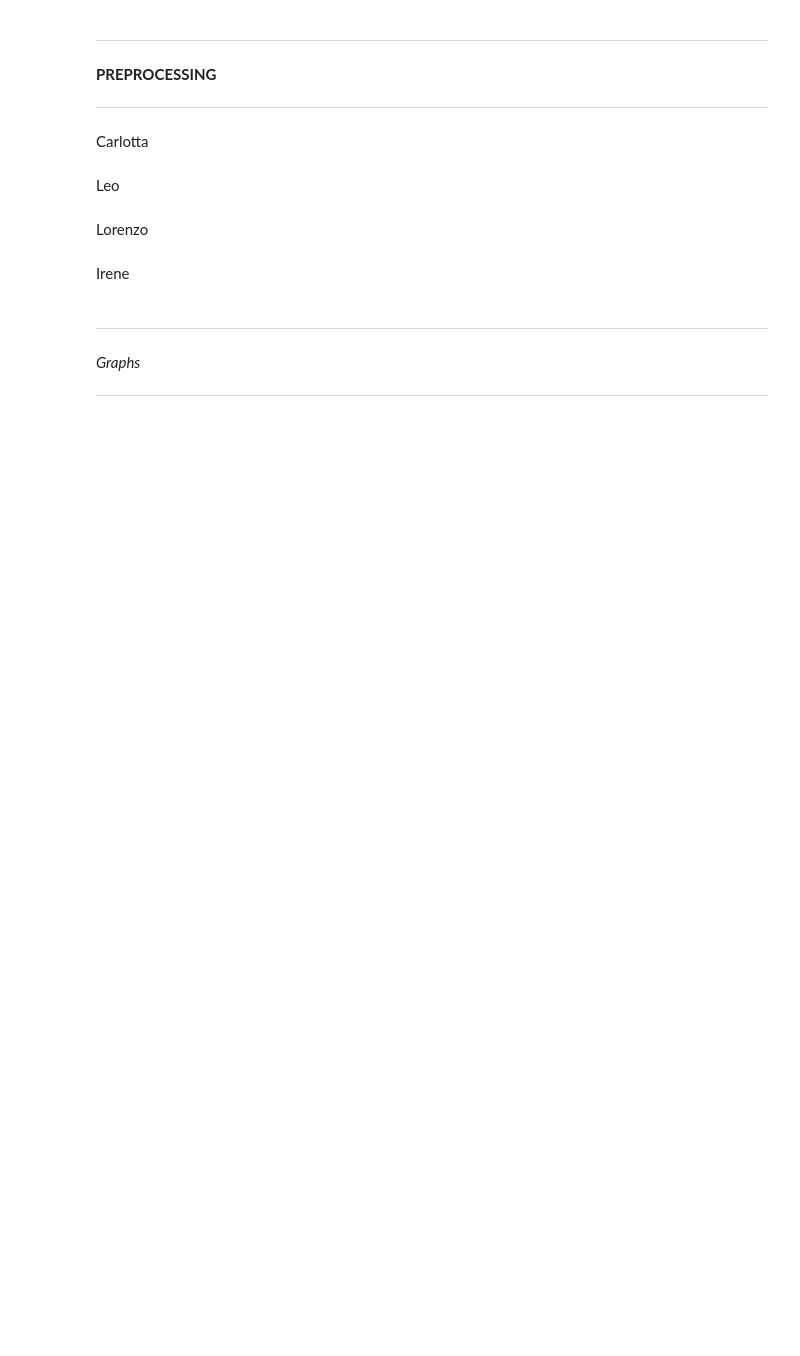
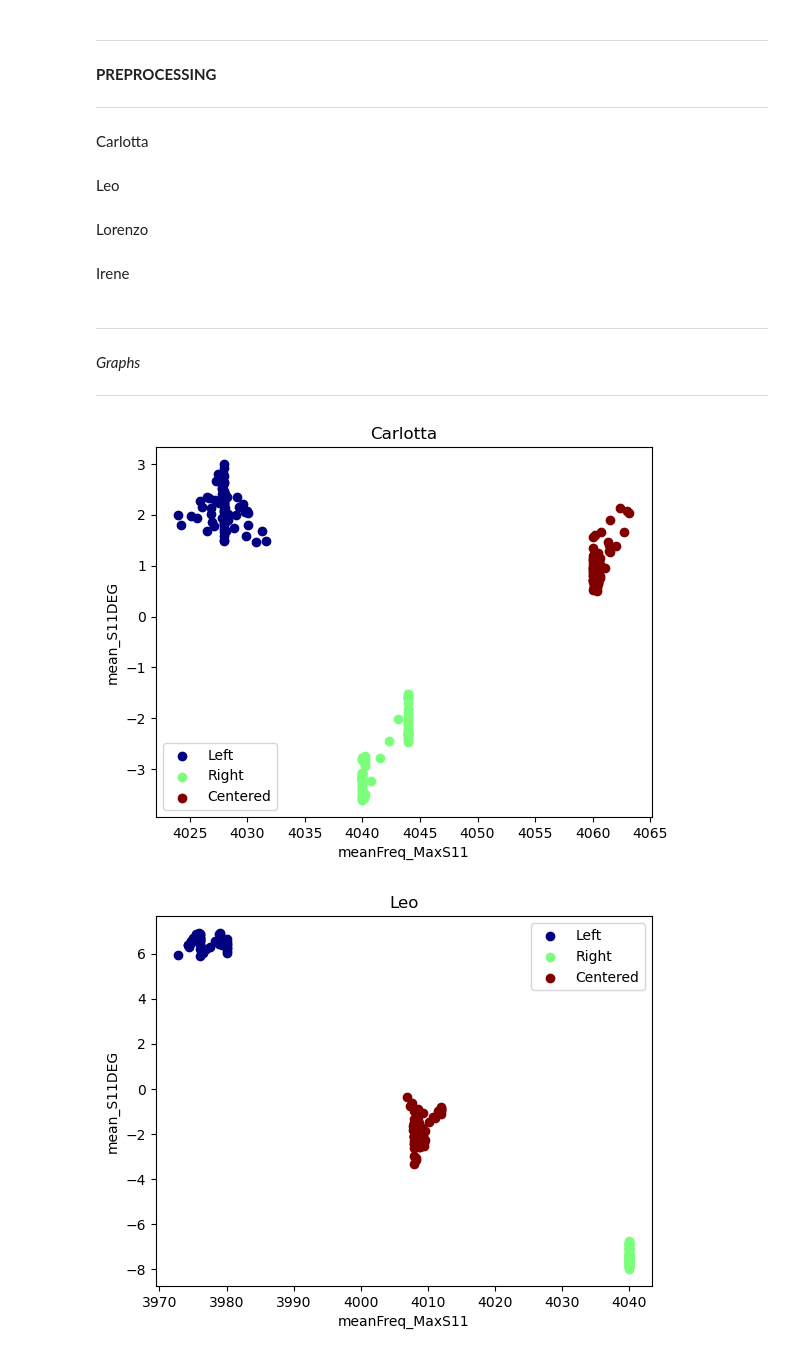
Before and after one commit to EmanueleTinghi/Data-Mining-Project, a Jupyter notebook: Script/Data_Preprocessing.ipynb, the cells around one changed output. Saved outputs shown, nothing was run; the diff lists cells and outputs as text; code cells hidden in the pictures; blank space fills up the shorter version.

```diff
--- a/Script/Data_Preprocessing.ipynb
+++ b/Script/Data_Preprocessing.ipynb
@@ -93,25 +93,30 @@ def calculate_window_information(dataset, window_size = 50, weight=-1, step_size
 
     return windowed_dataset
 # %%
-def scatter_plot(df, var1, var2):
+def scatter_plot(df, var1, var2, tester):
     x = df[var1]
     y = df[var2]
     classes = df['Class']
 
     map = {0.0: 'Left', 1.0: 'Centered', 2.0: 'Right'}
 
-    # Sostituisci i valori nell'array
-    array_con_stringhe = np.where(np.isin(classes, list(map.keys())), [map[val] for val in classes], classes)
+    # Replace values in the array
+    string_array = np.where(np.isin(classes, list(map.keys())), [map[val] for val in classes], classes)
 
-    unique = list(set(array_con_stringhe))
+    unique = list(set(string_array))
 
     # Assign colors based on unique values
     colors = plt.cm.get_cmap('jet', len(unique))
 
     for i, u in enumerate(unique):
-        xi = [x[j] for j in range(len(x)) if array_con_stringhe[j] == u]
-        yi = [y[j] for j in range(len(x)) if array_con_stringhe[j] == u]
+        xi = [x[j] for j in range(len(x)) if string_array[j] == u]
+        yi = [y[j] for j in range(len(x)) if string_array[j] == u]
         plt.scatter(xi, yi, c=[colors(i)], label=str(u))
+
+    plt.xlabel(var1)  # Fix: 'set_xlabel' should be 'xlabel'
+    plt.ylabel(var2)  # Fix: 'set_ylabel' should be 'ylabel'
+
+    plt.title(str(tester))
 
     plt.legend()
     plt.show()
@@ -253,6 +258,11 @@ _Graphs_
 
 ---
 # %%
+lorenzo = pd.read_csv("./../Dati_unificati/lorenzo_smooth.csv")
+leo = pd.read_csv("./../Dati_unificati/leo_smooth.csv")
+irene = pd.read_csv("./../Dati_unificati/irene_smooth.csv")
+carlotta = pd.read_csv("./../Dati_unificati/carlotta_smooth.csv")
+
 #create a complete dataset if needed
 complete_dataset = pd.concat([irene, carlotta, leo, lorenzo], ignore_index=True)
 # %%
@@ -286,10 +296,13 @@ scatter_matrix(dataset_to_plot, figsize = (16,16),alpha = 1,diagonal = 'hist',c
 # %%
 #insert the variables to plot
 var1 = 'meanFreq_MaxS11'
 var2 = 'mean_S11DEG'
 
 
-scatter_plot(carlotta, var1, var2)
-scatter_plot(leo, var1, var2)
-scatter_plot(irene, var1, var2)
-scatter_plot(lorenzo, var1, var2)
+scatter_plot(carlotta, var1, var2, 'Carlotta')
+scatter_plot(leo, var1, var2, 'Leo')
+scatter_plot(irene, var1, var2, 'Irene')
+scatter_plot(lorenzo, var1, var2, 'Lorenzo')
+# %% [output]
+[figure, added]
+[figure, added]
```
Also changed, not shown: parts of 1 cell of this notebook, 2 other files.
